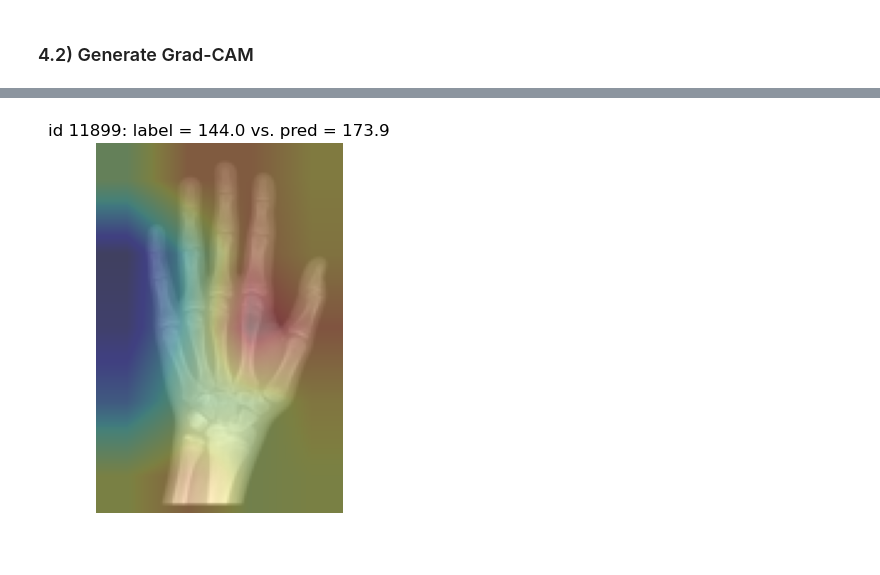
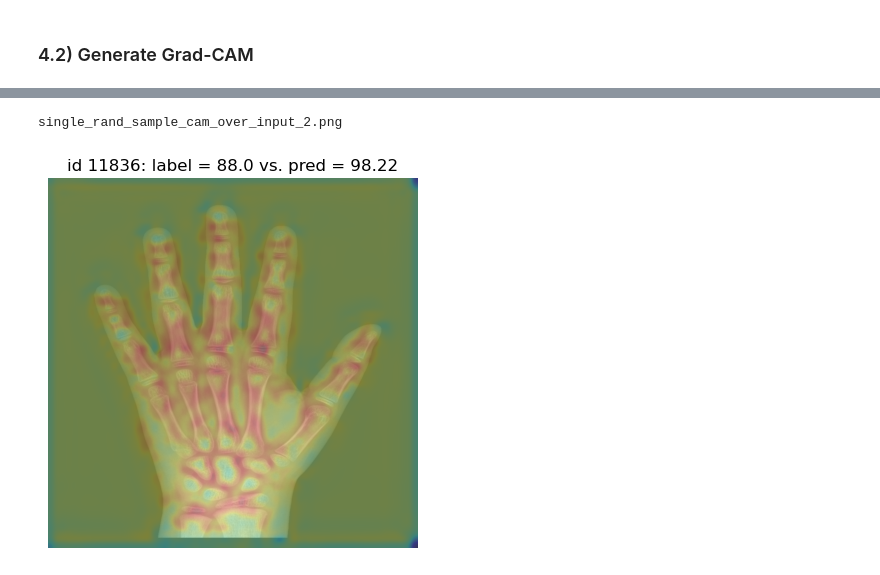
Before and after one commit to Eliaass/Bone-age-prediction-model, a Jupyter notebook: tests-sara/main.ipynb, the cells around one changed output, grey strips where cells are left out. Drawn from its saved outputs; the diff is of its cells as text; code cells hidden in the pictures.

```diff
--- a/tests-sara/main.ipynb
+++ b/tests-sara/main.ipynb
@@ -102,9 +122,8 @@ specific_checkpoint = f"checkpoint{9}.pth"
 # %%
 p = path.join(checkpoint_path, specific_checkpoint)
 if path.exists(p):
-    checkpoint = torch.load(p, weights_only=False)
+    checkpoint = torch.load(p, weights_only=False, map_location=torch.device('cpu'))
     model.load_state_dict(checkpoint['model_state_dict'])
-    print(f"checkpoint best mae: {checkpoint['mae']}")
 else:
     print("checkpoint doesn't exist")
 # %% [markdown]
@@ -180,5 +201,11 @@ For Restnet 18, it's divided into 4 "blocks" of layers, we want the last layer o
 # %%
-target_layer = model.gradcam_target_layer
+target_layer = None
+match model_type:
+    case "resnet18":
+        target_layer = model.backbone.layer4[-1]
+    case "efficientnet":
+        target_layer = model.backbone.conv_head
+        target_layer = # model.backbone.blocks[-3] #ou -3
 # %% [markdown]
 ### 4.2) Generate Grad-CAM
 # %%
@@ -201,12 +228,23 @@ resized_cam = grad_cam.resize_cam(cam, target_image_size)
 # %%
 pred = model(u_img, u_gender)
 # %%
-img = img.squeeze(0).cpu()
-plt.imshow(resized_cam, cmap='jet_r', alpha=0.5)
-plt.imshow(img, cmap='gray', alpha=0.5)
-plt.axis('off')
-plt.title(f"id {idx}: label = {age:.4} vs. pred = {pred.item():.4}")
-plt.show()
+img = denormalize(img).squeeze(0).cpu()
+
+# if 3 color channels:
+img = img.permute(1, 2, 0)
-# %% [output]
-[figure, removed]
+# %%
+plt.imshow(img, cmap='gray', alpha=0.7)
+plt.imshow(resized_cam, cmap='jet', alpha=0.3)
+plt.axis('off')
+plt.title(f"id {idx}: label = {age:.4} vs. pred = {pred.item():.4}")
+
+p = path.join(output_dir, "single-rand_cam-over-input")
+makedirs(p, exist_ok=True)
+
+filename = f"single_rand_sample_cam_over_input_{len(listdir(p))}.png"
+plt.savefig(path.join(p, filename), dpi=300, bbox_inches='tight')
+print(filename)
+# %% [output]
+single_rand_sample_cam_over_input_2.png
+[figure, added]
 # %% [markdown]
```
Also changed, not shown: parts of 30 cells of this notebook, 12 other files.
